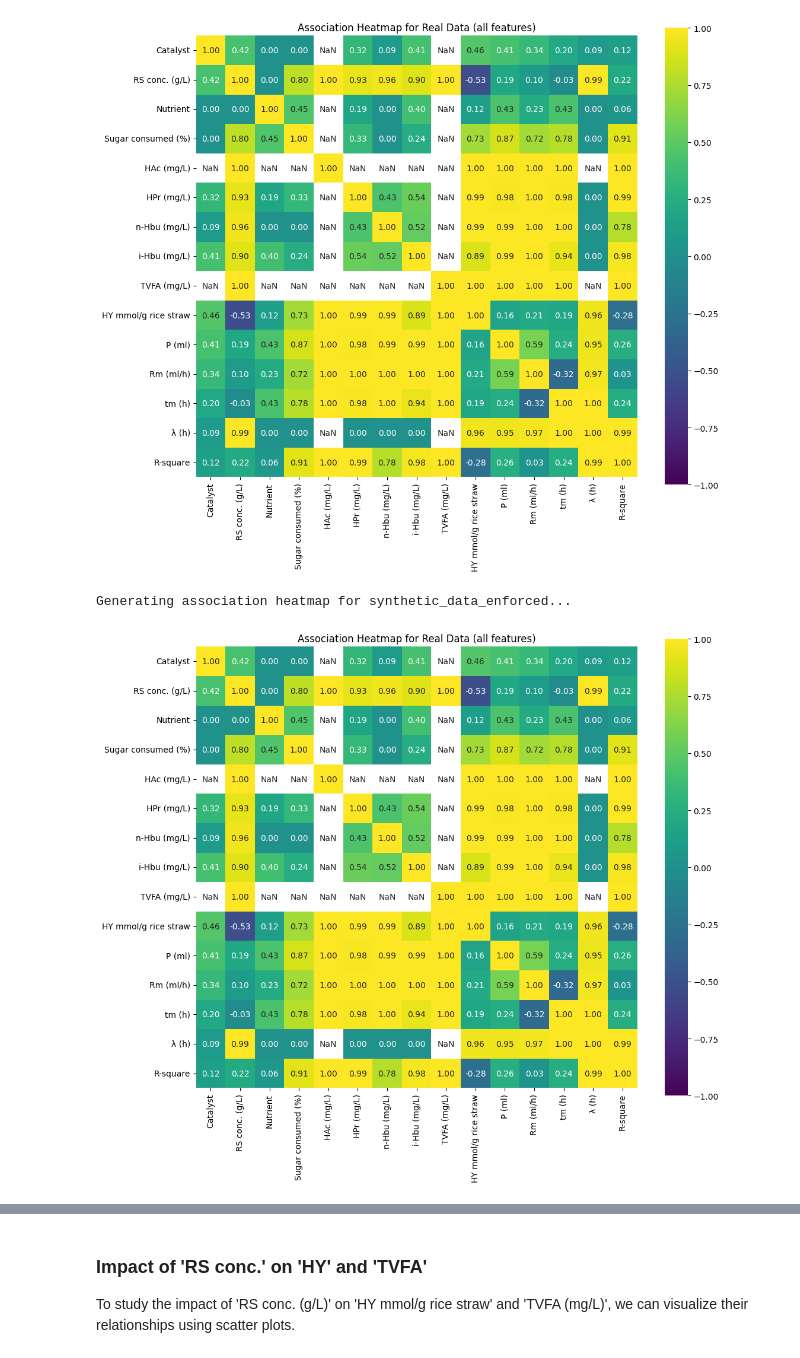
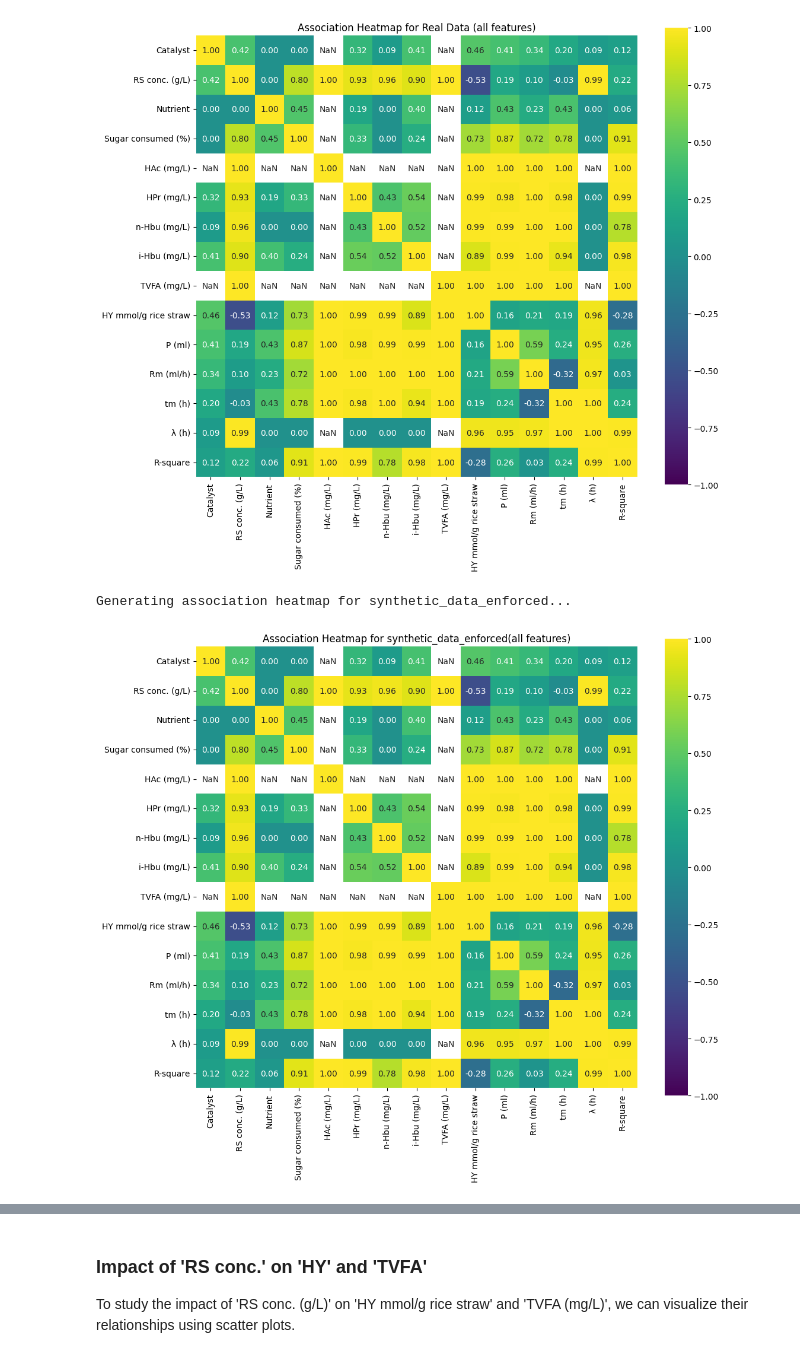
Before and after one commit to umraodeepika7-dotcom/ctgan, a Jupyter notebook: biohydrogenRSSDV_Synthesize_a_table_(CTGAN).ipynb, the cells around one changed output, grey strips where cells are left out. Saved outputs shown, nothing was run; the diff lists cells and outputs as text; code cells hidden in the pictures.

Commit message:
Biohydrogen production Created using Colab

```diff
--- a/biohydrogenRSSDV_Synthesize_a_table_(CTGAN).ipynb
+++ b/biohydrogenRSSDV_Synthesize_a_table_(CTGAN).ipynb
@@ -516,28 +529,28 @@ Generating association heatmap for cleaned_real_data...
 # %%
 import matplotlib.pyplot as plt
 import seaborn as sns
 from dython.nominal import associations
 import pandas as pd
 
 # Get all columns except 'samples' since it's also categorical but not the focus here
 # The 'associations' function will handle all types correctly.
 
 # Ensure real_data is defined if this cell is run out of order or after a kernel restart
-# Assuming 'Biohydrogen_production (1).csv' is available in the current directory
-real_data = pd.read_csv('Biohydrogen_production (1).csv')
+# Assuming 'Biohydrogen_production.csv' is available in the current directory
+real_data = pd.read_csv('Biohydrogen_production.csv')
 
 print("Generating association heatmap for synthetic_data_enforced...")
 plt.figure(figsize=(12, 10))
 associations(
     real_data,
     ax=plt.gca(),
     cmap='viridis',
     cbar=True,
     annot=True,
     fmt='.2f',
-    title='Association Heatmap for Real Data (all features)'
+    title='Association Heatmap for synthetic_data_enforced(all features)'
 )
 plt.show()
 # %% [output]
 Generating association heatmap for synthetic_data_enforced...
-[figure, old version]
+[figure, new version]
```
Also changed, not shown: parts of 39 cells of this notebook.
